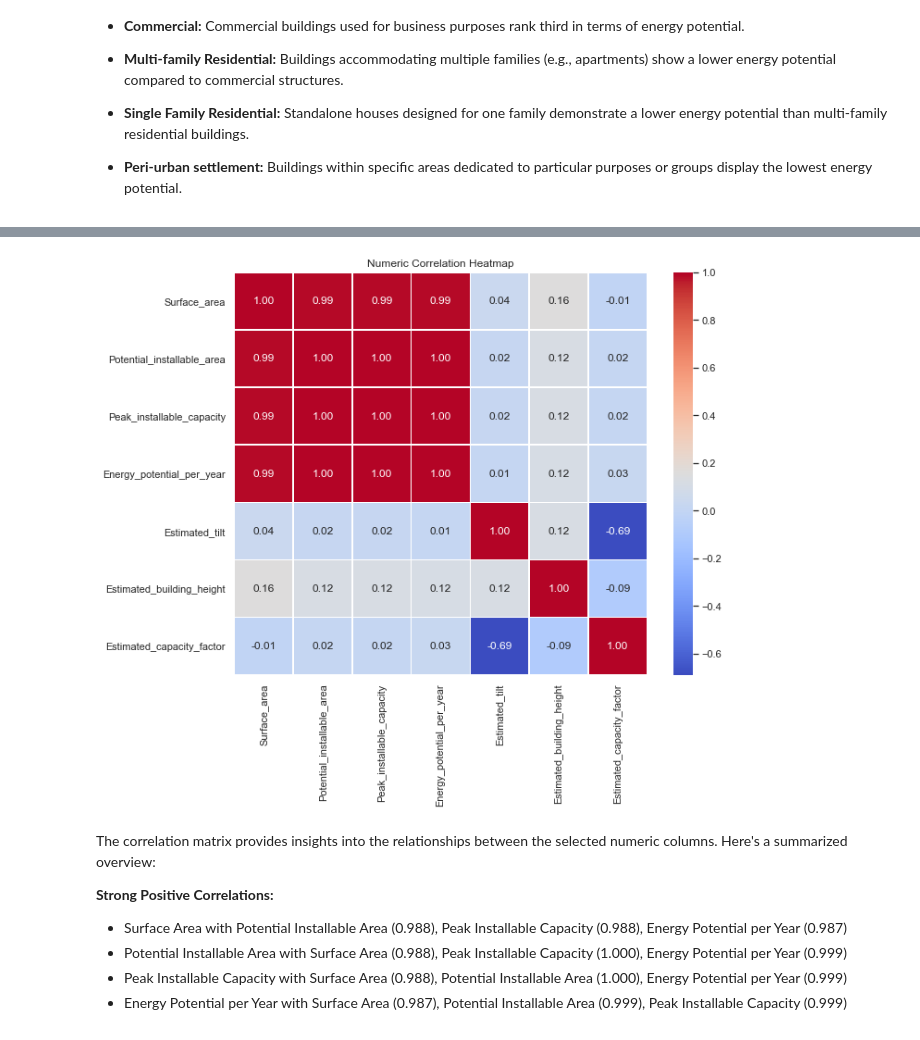
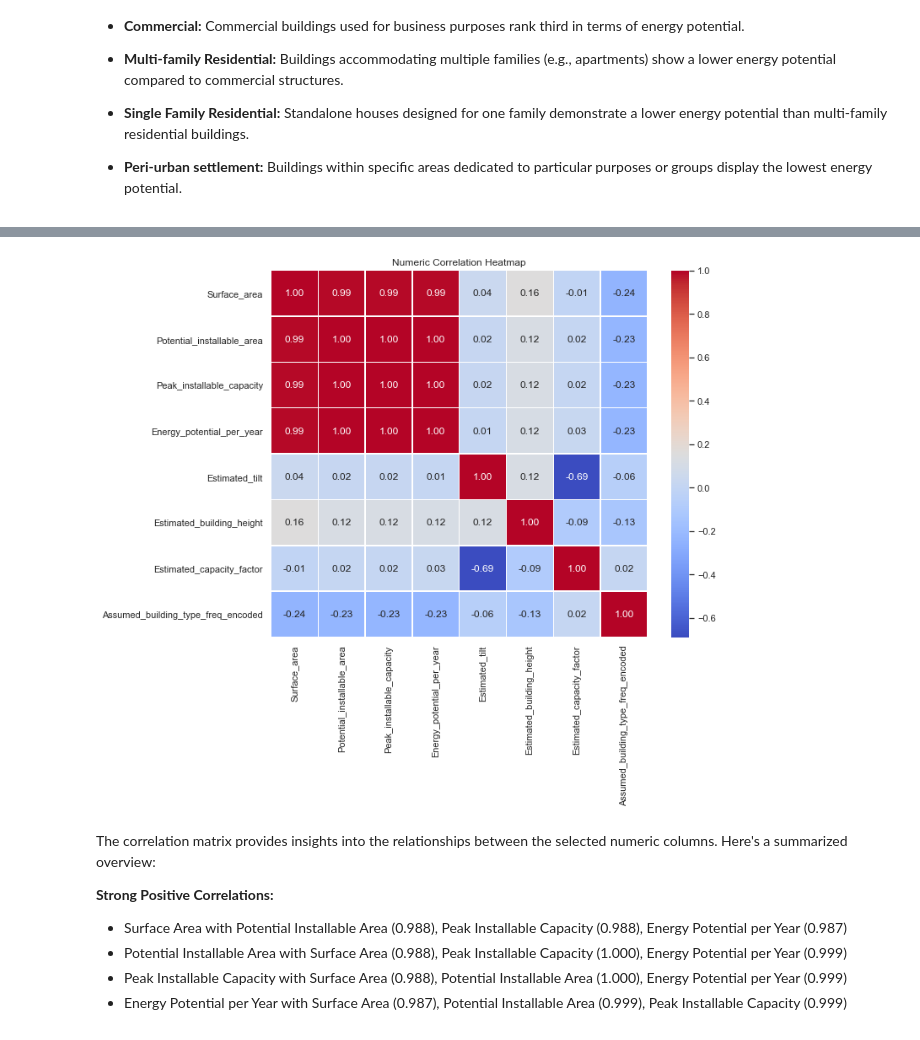
Before and after one commit to samcurryokee/Solar-Panel-Optimization-in-Nairobi, a Jupyter notebook: esther.ipynb, the cells around one changed output, grey strips where cells are left out. Saved outputs shown, nothing was run; the diff lists cells and outputs as text; code cells hidden in the pictures.

```diff
--- a/esther.ipynb
+++ b/esther.ipynb
@@ -416,3 +414,16 @@ The provided bar graph visually represents the energy potential per year across
 - **Single Family Residential:** Standalone houses designed for one family demonstrate a lower energy potential than multi-family residential buildings.
 
 - **Peri-urban settlement:** Buildings within specific areas dedicated to particular purposes or groups display the lowest energy potential.
+# %%
+#Encoding the Assumed Building Type
+# One-hot encoding can be done using pandas get_dummies function
+df = data.copy()
+# df = pd.get_dummies(data, columns=['Assumed_building_type'],dtype=int)
+freq_encoding = data['Assumed_building_type'].value_counts(normalize=True)
+
+df['Assumed_building_type_freq_encoded'] = df['Assumed_building_type'].map(
+    freq_encoding)
+
+
+
+df = df.drop(columns = ["uuid","Assumed_building_type"])
@@ -419,14 +446,14 @@ The provided bar graph visually represents the energy potential per year across
 # %%
 
-correlation_matrix = numeric_columns.corr()
+correlation_matrix = df.corr()
 
 plt.figure(figsize=(10, 8))
 sns.heatmap(correlation_matrix, annot=True,
             cmap='coolwarm', fmt='.2f', linewidths=0.5)
 plt.title('Numeric Correlation Heatmap')
 plt.show()
 # %% [output]
-[figure, old version]
+[figure, new version]
 # %% [markdown]
 The correlation matrix provides insights into the relationships between the selected numeric columns. Here's a summarized overview:
 
```
Also changed, not shown: parts of 23 cells of this notebook.
